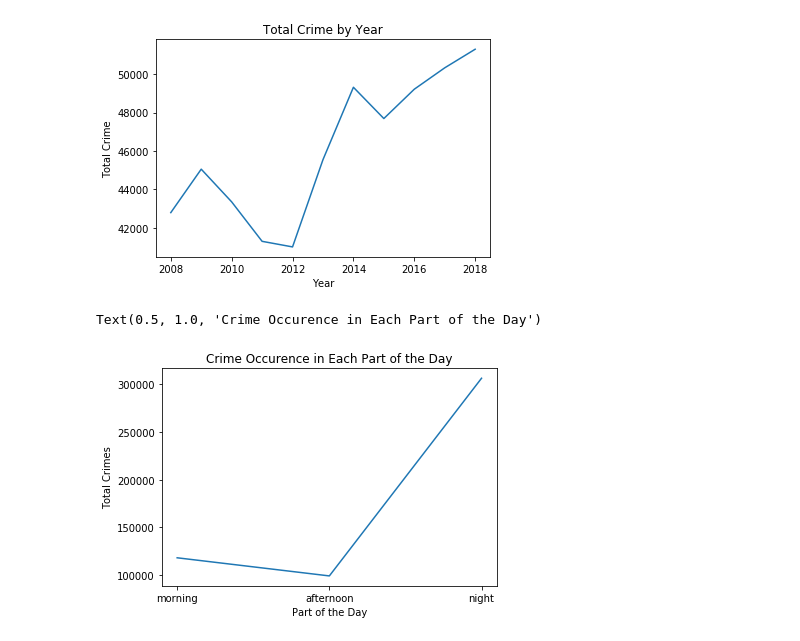
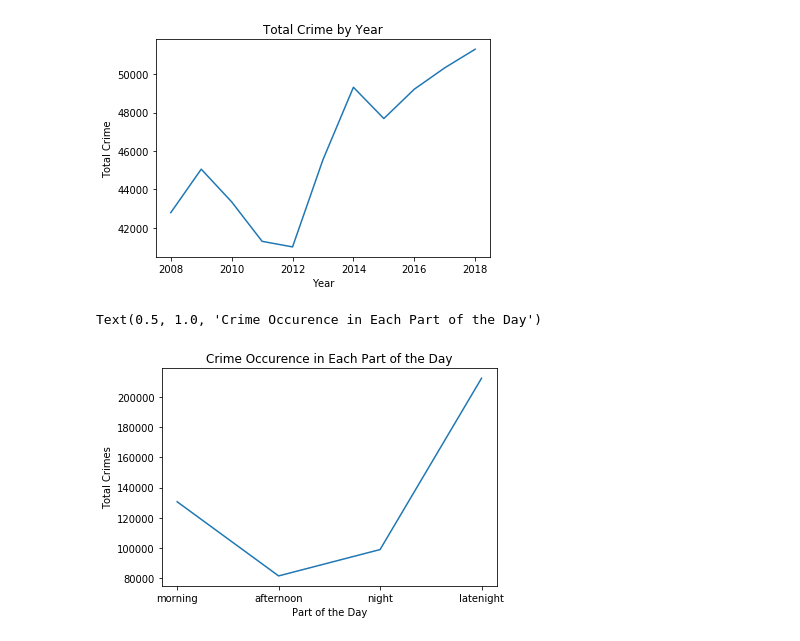
Before and after one commit to luyij/snitchers, a Jupyter notebook: level_of_change_in_crime.ipynb, the cells around one changed output. Drawn from its saved outputs; the diff is of its cells as text; code cells hidden in the pictures.

```diff
--- a/level_of_change_in_crime.ipynb
+++ b/level_of_change_in_crime.ipynb
@@ -60,15 +62,17 @@ Text(0.5, 1.0, 'Total Crime by Year')
 # %%
 total_crime_by_time = crime[['timing', 'report_id']].groupby('timing', as_index = False).count()
 # %%
-x = ['morning', 'afternoon', 'night']
+#morning: 5am-12pm; night: 12pm-5pm; night: 5pm-12am; latenight: 12am-5am
+#lowest crime occurence during afternoons due to high exposure to public
+x = ['morning', 'afternoon', 'night', 'latenight']
 y = total_crime_by_time['report_id']
 plt.plot(x, y)
 plt.xlabel("Part of the Day")
 plt.ylabel("Total Crimes")
 plt.title("Crime Occurence in Each Part of the Day")
 # %% [output]
 Text(0.5, 1.0, 'Crime Occurence in Each Part of the Day')
-[figure, old version]
+[figure, new version]
 # %%
 total_crime_by_time
 # %% [output]
```
Also changed, not shown: parts of 7 cells of this notebook.
